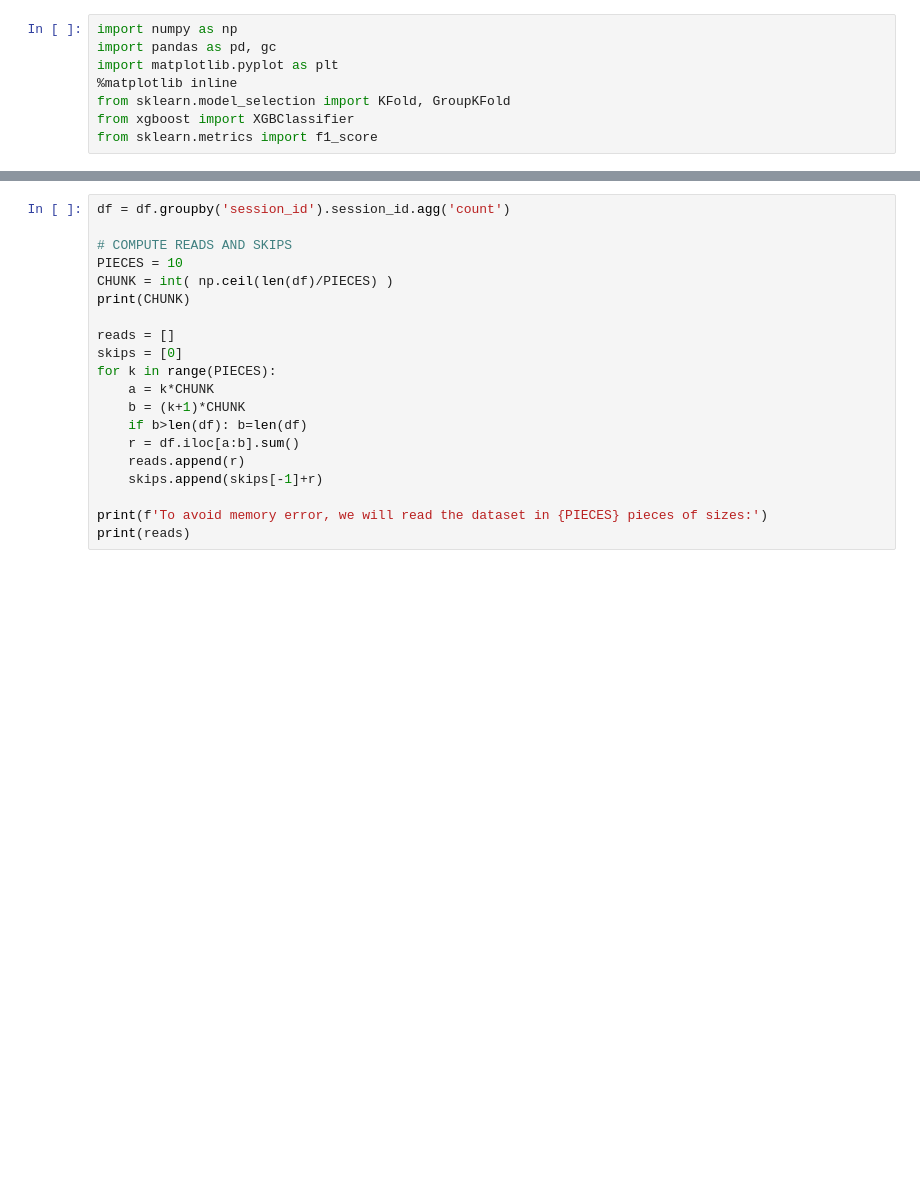
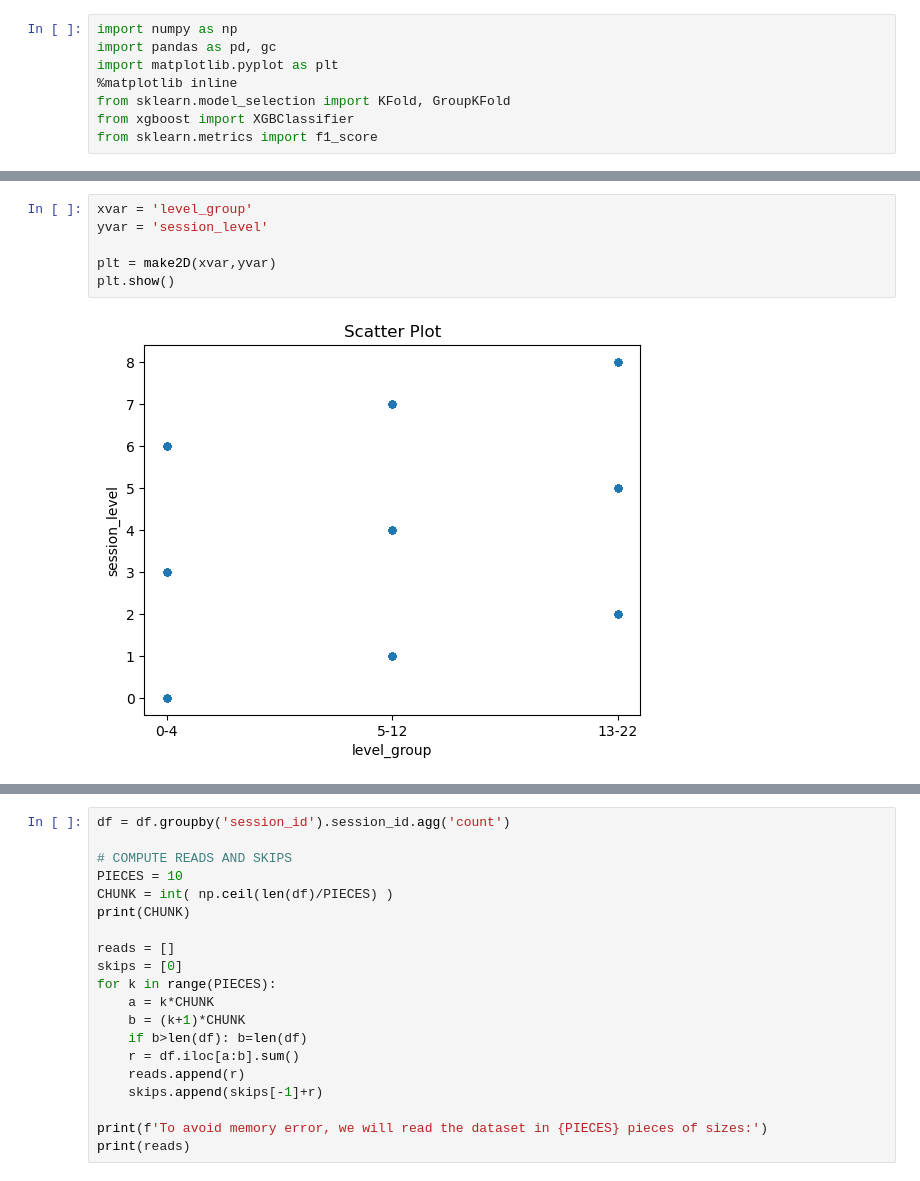
Before and after one commit to MittalMonika/DataScience, a Jupyter notebook: studentperfromance.ipynb, the cells around one changed output, grey strips where cells are left out. Cells and saved outputs as stored; diff of their text form; blank space fills up the shorter version.

```diff
--- a/studentperfromance.ipynb
+++ b/studentperfromance.ipynb
@@ -26,0 +81,8 @@ from sklearn.metrics import f1_score
+# %%
+xvar = 'level_group'
+yvar = 'session_level'
+
+plt = make2D(xvar,yvar)
+plt.show()
+# %% [output]
+[figure, added]
```
Also changed, not shown: parts of 52 cells of this notebook.
